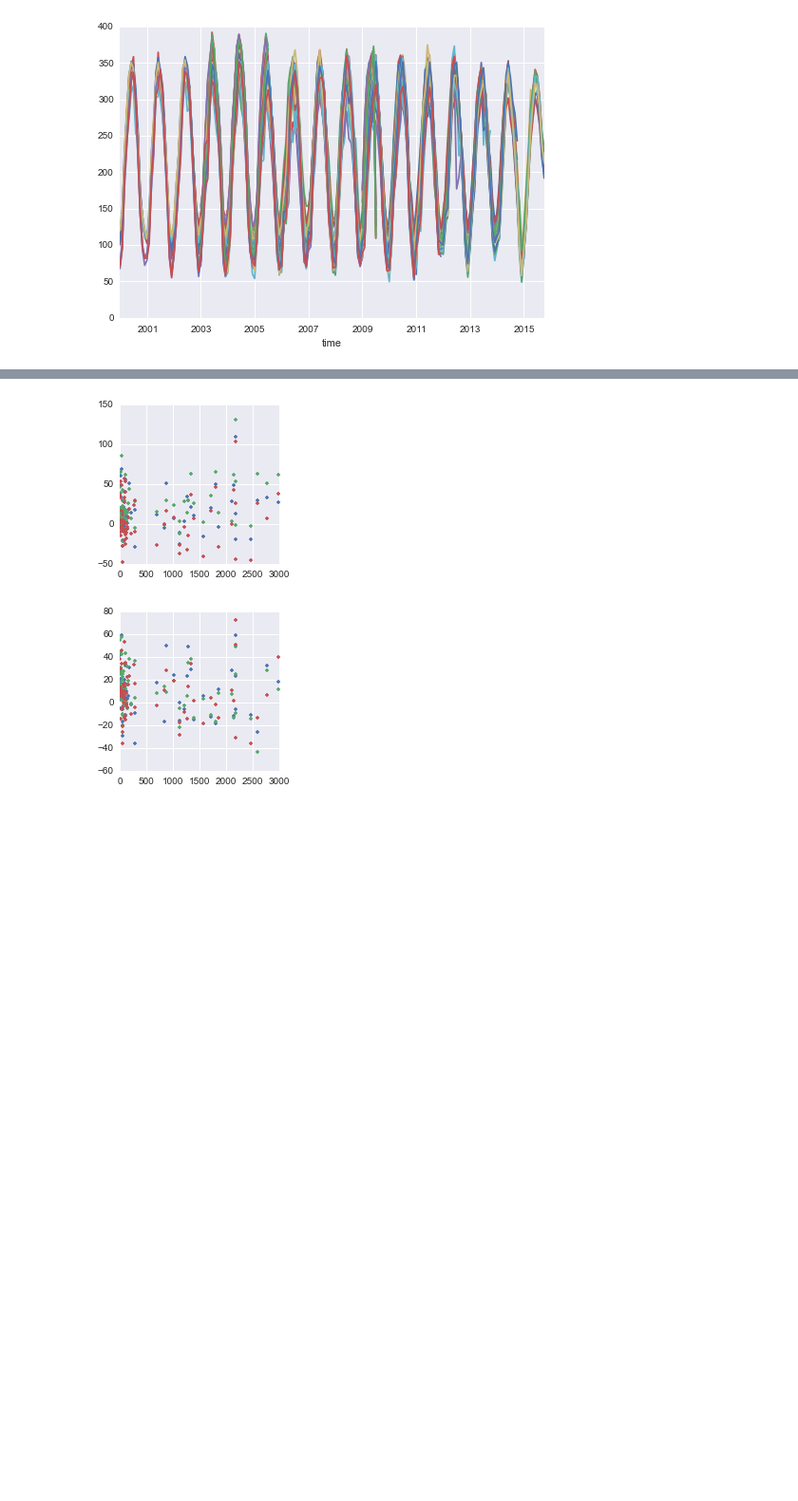
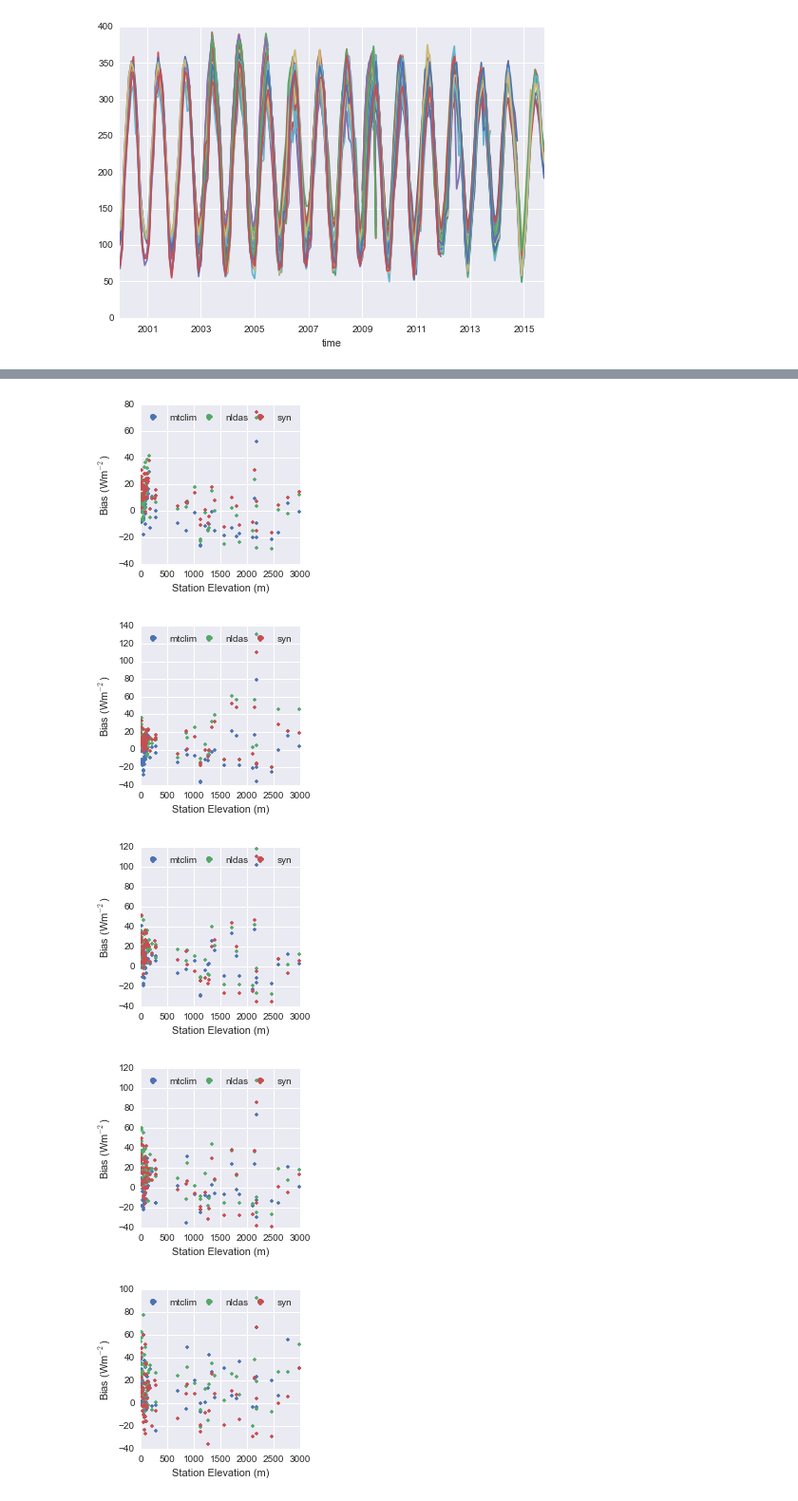
Before and after one commit to klapo/CalRad, a Jupyter notebook: CR.GrobsCompare.ipynb, the cells around one changed output, grey strips where cells are left out. Shown at 95% size. Cells and saved outputs as stored; diff of their text form; code cells hidden in the pictures; blank space fills up the shorter version.

```diff
--- a/CR.GrobsCompare.ipynb
+++ b/CR.GrobsCompare.ipynb
@@ -238,7 +238,7 @@ lon_stat = grobs.longitude.values
 lat_stat = grobs.latitude.values
 
 ## Loop through dates
-for d in pd.date_range(start='2002-10-01',end='2002-11-01',freq='M'):
+for d in pd.date_range(start='2007-10-01',end='2007-11-01',freq='M'):
 
     fig = plt.figure(figsize=(12,6))
     gs = matplotlib.gridspec.GridSpec(2,6,width_ratios=[16,16,16,16,16,1])
@@ -332,4 +332,4 @@ for d in pd.date_range(start='2002-10-01',end='2002-11-01',freq='M'):
     outdate = outdate.strftime('%Y_%m')
     fname = 'GrObs.MonthlyDiff.'+str(outdate)+'.png'
     fig.savefig(fname)
-    plt.close(fig)
+#     plt.close(fig)
@@ -357,7 +359,7 @@ lat_labels = bmd['lat_labels']
 lon_labels = bmd['lon_labels']
 
 ## Loop through dates
-for d in pd.date_range(start='2002-10-01',end='2002-11-01',freq='M'):
+for d in pd.date_range(start='2007-10-01',end='2007-11-01',freq='M'):
 
     fig = plt.figure(figsize=(12,6))
     gs = matplotlib.gridspec.GridSpec(2,6,width_ratios=[16,16,16,16,16,1])
@@ -451,4 +453,4 @@ for d in pd.date_range(start='2002-10-01',end='2002-11-01',freq='M'):
     outdate = outdate.strftime('%Y_%m')
     fname = 'GrObs_Mountain.MonthlyDiff.'+str(outdate)+'.png'
     fig.savefig(fname)
-    plt.close(fig)
+#     plt.close(fig)
@@ -455,16 +459,20 @@ for d in pd.date_range(start='2002-10-01',end='2002-11-01',freq='M'):
 # %%
 #########################################
 ## Monthly Mean Shortwave w/ elevation ##
 #########################################
-for d in pd.date_range(start='2009-06-01',end='2009-08-01',freq='M'):
+for d in pd.date_range(start='2009-01-01',end='2009-12-01',freq='M'):
     f, axes = plt.subplots(1, 1, figsize=(3, 3))
     elev = grobs.elev.values
 
-#     im = plt.plot(elev,np.squeeze(grobs.SWdwn.loc[d:d].values),'.')
-#     im = plt.plot(elev,np.squeeze(grobs.modis.loc[d:d].values-grobs.SWdwn.loc[d:d].values),'.')
-    im = plt.plot(elev,np.squeeze(grobs.mtclim.loc[d:d].values-grobs.SWdwn.loc[d:d].values),'.')
-    im = plt.plot(elev,np.squeeze(grobs.nldas.loc[d:d].values-grobs.SWdwn.loc[d:d].values),'.')
-    im = plt.plot(elev,np.squeeze(grobs.syn.loc[d:d].values-grobs.SWdwn.loc[d:d].values),'.')
+    im = plt.plot(elev,np.squeeze(grobs.mtclim.loc[d:d].values-grobs.SWdwn.loc[d:d].values),'.',label='mtclim')
+    im = plt.plot(elev,np.squeeze(grobs.nldas.loc[d:d].values-grobs.SWdwn.loc[d:d].values),'.',label='nldas')
+    im = plt.plot(elev,np.squeeze(grobs.syn.loc[d:d].values-grobs.SWdwn.loc[d:d].values),'.',label='syn')
+    axes.legend(ncol=3,labelspacing=.25,markerscale=2,numpoints=1,columnspacing=.3)
+    axes.set_ylabel('Bias (Wm$^{-2}$)')
+    axes.set_xlabel('Station Elevation (m)')
 # %% [output]
-[figure, old version]
+[figure, new version]
-[figure, old version]
+[figure, new version]
+[figure, added]
+[figure, added]
+[figure, added]
```
Also changed, not shown: parts of 3 cells of this notebook, 3 other files.
